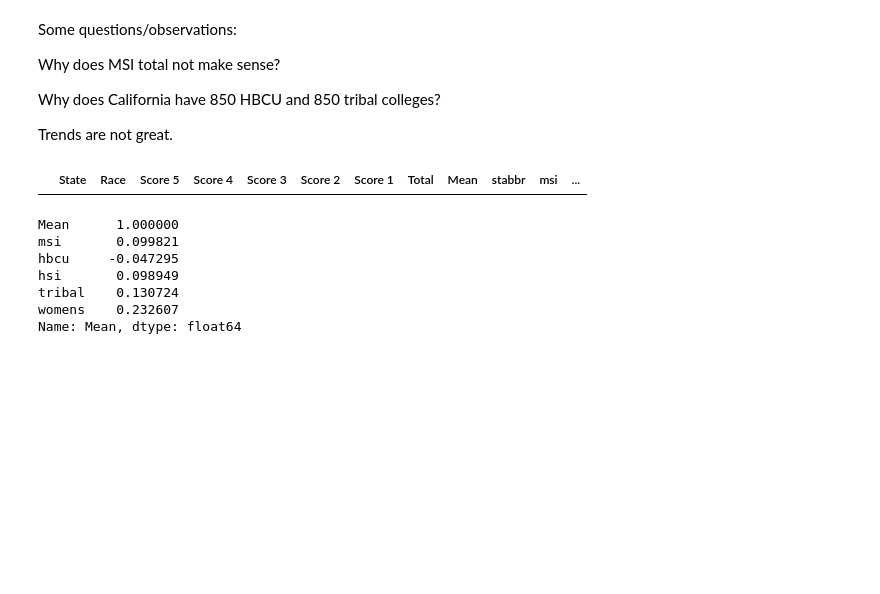
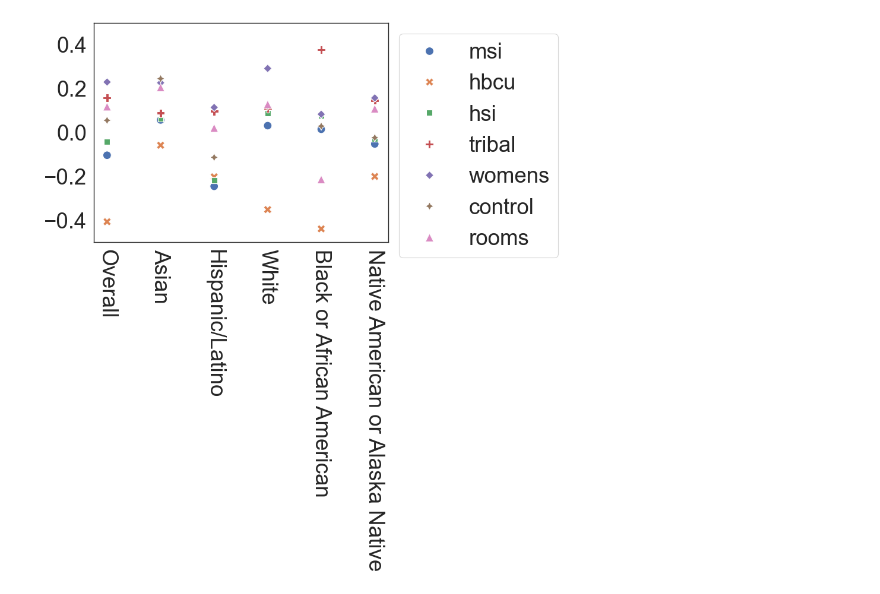
Before and after one commit to mcelhens/AP-Outcomes-to-University-Metrics, a Jupyter notebook: Minority_considerations.ipynb, the cells around one changed output. Cells and saved outputs as stored; diff of their text form; code cells hidden in the pictures; blank space fills up the shorter version.

```diff
--- a/Minority_considerations.ipynb
+++ b/Minority_considerations.ipynb
@@ -119,28 +95,15 @@ for race in minorities_ap:
-# %% [markdown]
-Some questions/observations:
-
-Why does MSI total not make sense?
-
-Why does California have 850 HBCU and 850 tribal colleges?
-
-Trends are not great.
-# %%
-outcomes_ap_carnegie.loc[outcomes_ap_carnegie['hbcu']>=100].loc[outcomes_ap_carnegie['stabbr']=='CA']
-# %% [output]
-|  | State | Race | Score 5 | Score 4 | Score 3 | Score 2 | Score 1 | Total | Mean | stabbr | msi | ... |
 # %%
 correlations={}
 for race in minorities_ap:
-    corr_df=outcomes_ap_carnegie[['stabbr','Mean','msi','hbcu','hsi','tribal','womens']].loc[outcomes_ap_carnegie['Race']==race]
+    if race in ['Two or More Races','Native Hawaiian or other Pacific Islander','No Response']: continue
+    corr_df=outcomes_ap_carnegie[['stabbr','Mean','msi', 'hbcu', 'hsi', 'tribal', 'womens', 'control', 'rooms']].loc[outcomes_ap_carnegie['Race']==race]
     corr_df.index=corr_df['stabbr']
-    correlations[race]=corr_df[['Mean','msi','hbcu','hsi','tribal','womens']].corr()['Mean']
+    correlations[race]=corr_df[['Mean','msi','hbcu','hsi','tribal','womens','msi', 'hbcu', 'hsi', 'tribal', 'womens', 'control', 'rooms']].corr()['Mean']
-# %%
-correlations['Asian']
-# %% [output]
-Mean      1.000000
-msi       0.099821
-hbcu     -0.047295
-hsi       0.098949
-tribal    0.130724
-womens    0.232607
-Name: Mean, dtype: float64
+# %%
+sns.scatterplot(data=pd.DataFrame(correlations).T.drop('Mean',axis=1),s=100)
+plt.legend(bbox_to_anchor=(1,1))
+plt.xticks(rotation=-90)
+plt.ylim(-.5,.5)
+plt.show()
+# %% [output]
+[figure, added]
```
Also changed, not shown: parts of 18 cells of this notebook, 6 other files.
